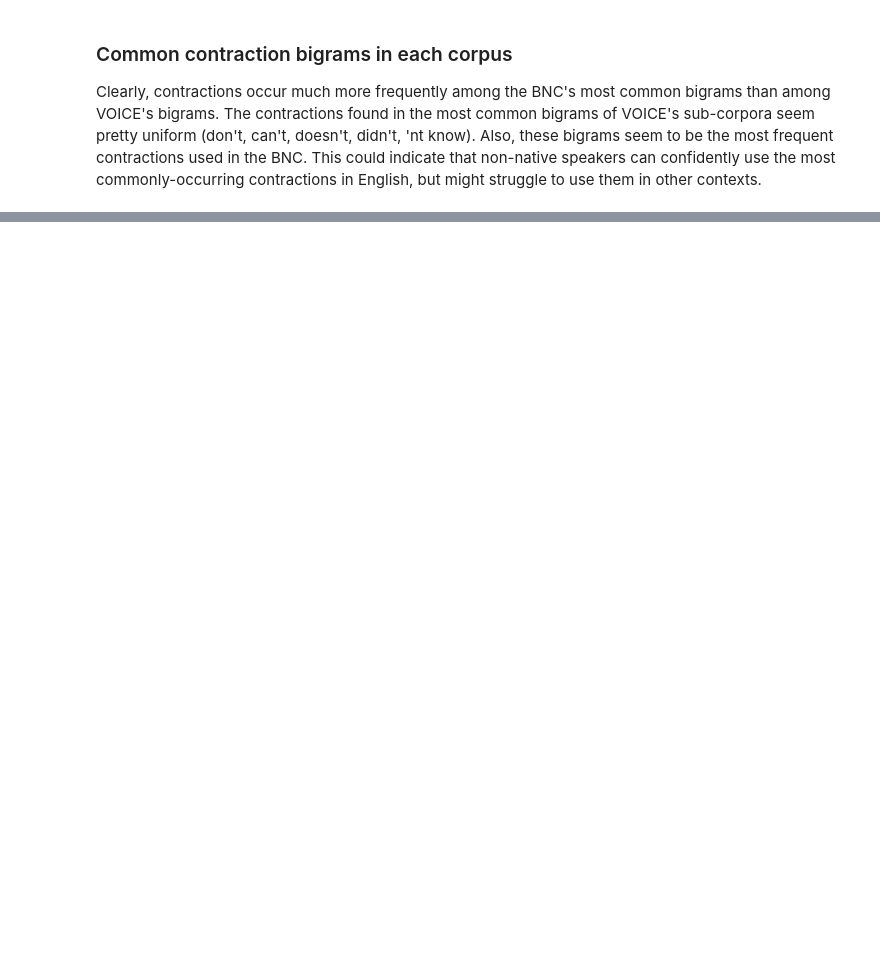
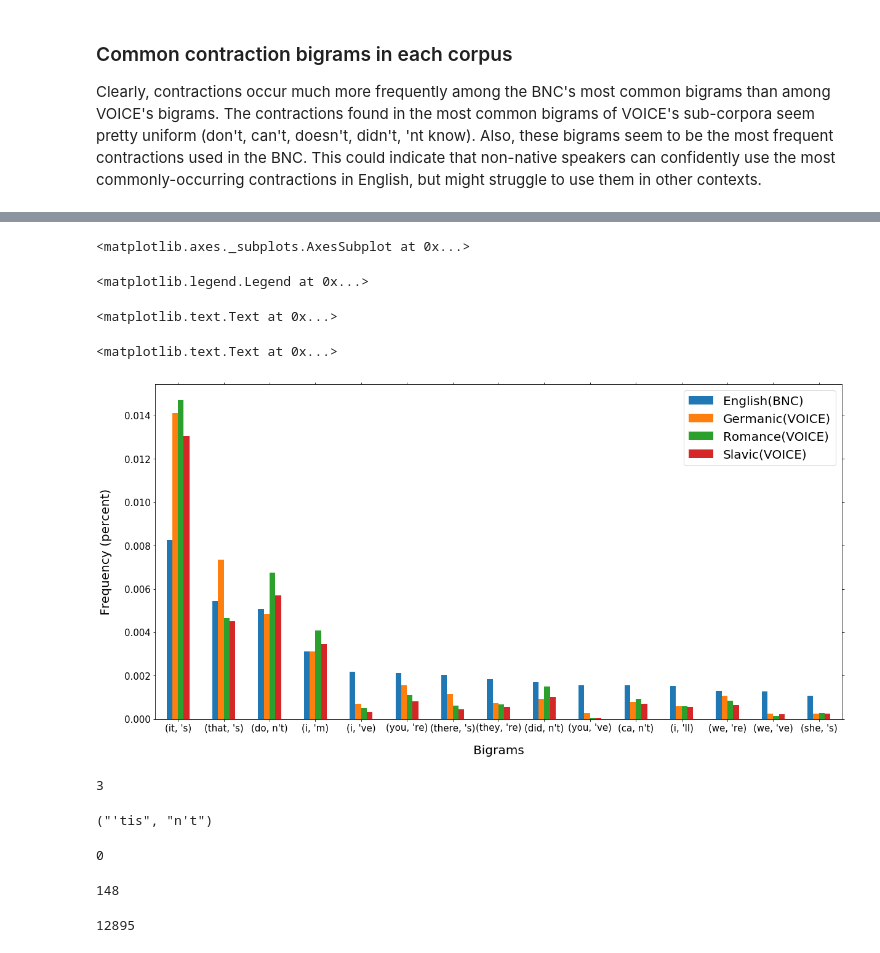
Before and after one commit to Data-Science-for-Linguists/Native_and_Non-native_English, a Jupyter notebook: analysis-bigrams.ipynb, the cells around one changed output, grey strips where cells are left out. Saved outputs shown, nothing was run; the diff lists cells and outputs as text; code cells hidden in the pictures; blank space fills up the shorter version.

```diff
--- a/analysis-bigrams.ipynb
+++ b/analysis-bigrams.ipynb
@@ -823,0 +947,49 @@ contractions
+# %%
+romance_contractions_frequencies = nltk.FreqDist(romance_contractions)
+# %%
+slavic_contractions_frequencies = nltk.FreqDist(slavic_contractions)
+# %%
+contractions_df = pd.DataFrame(index = [b[0] for b in BNC_common_contractions[:15]], columns = ['English(BNC)', 'Germanic(VOICE)', 'Romance(VOICE)', 'Slavic(VOICE)'])
+# %%
+for bigram in BNC_common_contractions[:15]:
+    bigram = bigram[0]
+    contractions_df['English(BNC)'][bigram] = BNC_contractions_frequencies[bigram]/len(BNC_bigrams)
+    contractions_df['Germanic(VOICE)'][bigram] = germanic_contractions_frequencies[bigram]/len(germanic_bigrams)
+    contractions_df['Romance(VOICE)'][bigram] = romance_contractions_frequencies[bigram]/len(romance_bigrams)
+    contractions_df['Slavic(VOICE)'][bigram] = slavic_contractions_frequencies[bigram]/len(slavic_bigrams)
+# %%
+contractions_df.plot(kind='bar', figsize=(20,10))
+plt.tick_params(axis = 'both', reset=True, labelsize=15)
+plt.legend(prop={'size':20})
+plt.xlabel("Bigrams", fontsize= 20, labelpad = 20)
+plt.ylabel("Frequency (percent)", fontsize= 20, labelpad = 20)
+plt.show()
+# %% [output]
+<matplotlib.axes._subplots.AxesSubplot at 0x...>
+<matplotlib.legend.Legend at 0x...>
+<matplotlib.text.Text at 0x...>
+<matplotlib.text.Text at 0x...>
+[figure, added]
+# %%
+BNC_contractions_frequencies[('why', "'re")]
+# %% [output]
+3
+# %%
+for b in BNC_contractions_frequencies.keys():
+    if b[0] == "'tis":
+    #if b[0] == "'twas":
+        print(b)
+# %% [output]
+("'tis", "n't")
+# %%
+BNC_contractions_frequencies[('mustn', "'t")]
+# %% [output]
+0
+# %%
+BNC_contractions_frequencies[('sha', "n't")]
+# %% [output]
+148
+# %%
+BNC_contractions_frequencies[('ca', "n't")]
+# %% [output]
+12895
```
Also changed, not shown: parts of 57 cells of this notebook.
